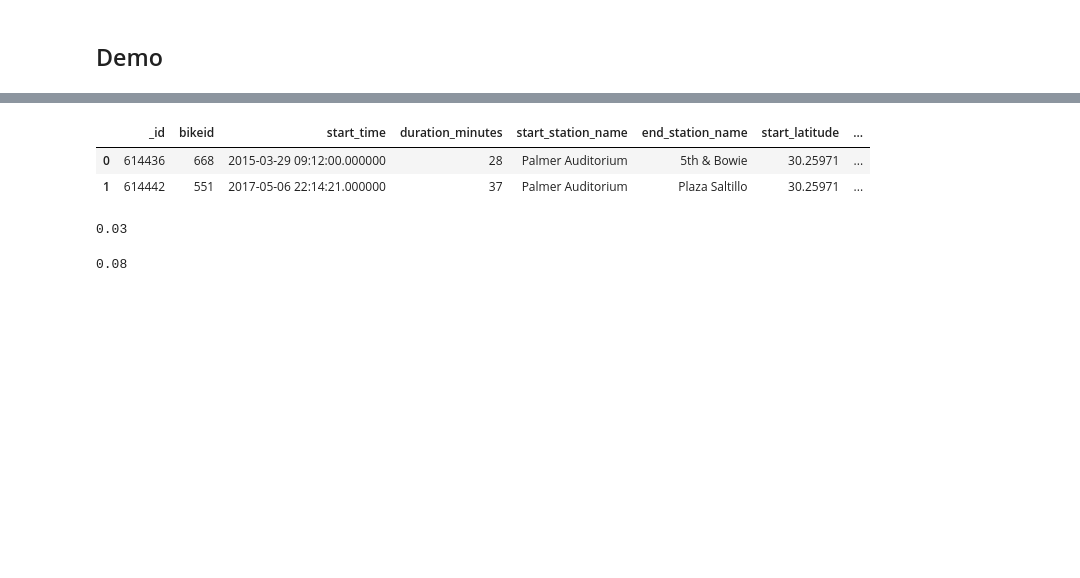
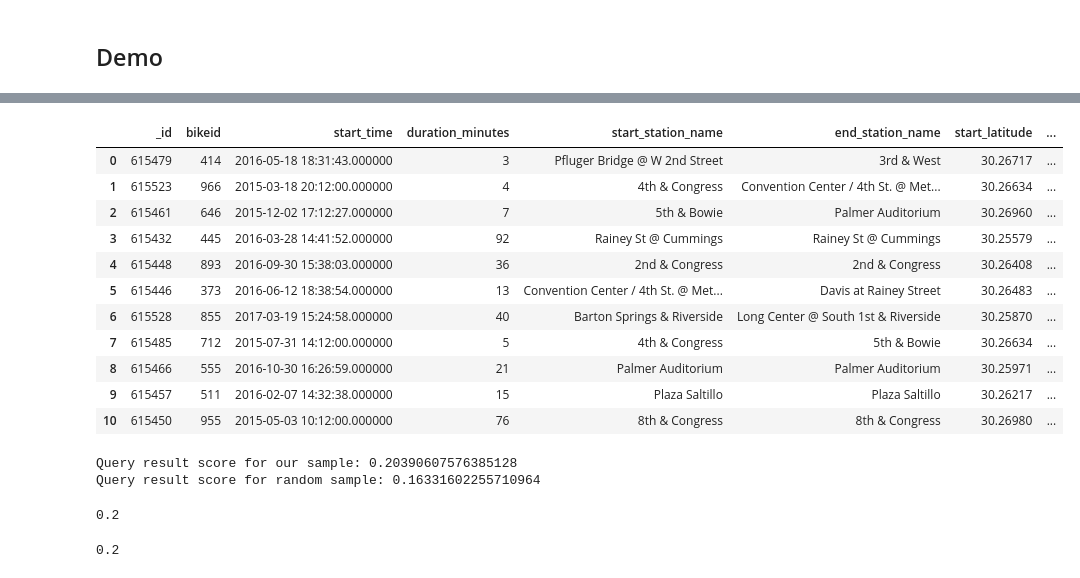
Before and after one commit to GalZeevi/HARLM, a Jupyter notebook: demo.ipynb, the cells around one changed output, grey strips where cells are left out. Drawn from its saved outputs; the diff is of its cells as text; code cells hidden in the pictures; blank space fills up the shorter version.

```diff
--- a/demo.ipynb
+++ b/demo.ipynb
@@ -145,11 +142,20 @@ truth_query_df
 # %%
 import pandasql as ps
 
-sample_query_df = ps.sqldf(query.replace("public.austin_bikes_1000", "df"))
+sample_query_df = ps.sqldf(query.replace(f"{schema}.{table}", "df"))
 sample_query_df
 # %% [output]
 |  | _id | bikeid | start_time | duration_minutes | start_station_name | end_station_name | start_latitude | ... |
-| 0 | 614436 | 668 | 2015-03-29 09:12:00.000000 | 28 | Palmer Auditorium | 5th & Bowie | 30.25971 | ... |
-| 1 | 614442 | 551 | 2017-05-06 22:14:21.000000 | 37 | Palmer Auditorium | Plaza Saltillo | 30.25971 | ... |
+| 0 | 615479 | 414 | 2016-05-18 18:31:43.000000 | 3 | Pfluger Bridge @ W 2nd Street | 3rd & West | 30.26717 | ... |
+| 1 | 615523 | 966 | 2015-03-18 20:12:00.000000 | 4 | 4th & Congress | Convention Center / 4th St. @ Met... | 30.26634 | ... |
+| 2 | 615461 | 646 | 2015-12-02 17:12:27.000000 | 7 | 5th & Bowie | Palmer Auditorium | 30.26960 | ... |
+| 3 | 615432 | 445 | 2016-03-28 14:41:52.000000 | 92 | Rainey St @ Cummings | Rainey St @ Cummings | 30.25579 | ... |
+| 4 | 615448 | 893 | 2016-09-30 15:38:03.000000 | 36 | 2nd & Congress | 2nd & Congress | 30.26408 | ... |
+| 5 | 615446 | 373 | 2016-06-12 18:38:54.000000 | 13 | Convention Center / 4th St. @ Met... | Davis at Rainey Street | 30.26483 | ... |
+| 6 | 615528 | 855 | 2017-03-19 15:24:58.000000 | 40 | Barton Springs & Riverside | Long Center @ South 1st & Riverside | 30.25870 | ... |
+| 7 | 615485 | 712 | 2015-07-31 14:12:00.000000 | 5 | 4th & Congress | 5th & Bowie | 30.26634 | ... |
+| 8 | 615466 | 555 | 2016-10-30 16:26:59.000000 | 21 | Palmer Auditorium | Palmer Auditorium | 30.25971 | ... |
+| 9 | 615457 | 511 | 2016-02-07 14:32:38.000000 | 15 | Plaza Saltillo | Plaza Saltillo | 30.26217 | ... |
+| 10 | 615450 | 955 | 2015-05-03 10:12:00.000000 | 76 | 8th & Congress | 8th & Congress | 30.26980 | ... |
 # %%
 # TODO here we want data from the histogram to complete the answer of the query over the sample
@@ -156,8 +166,18 @@ sample_query_df
+# %%
+sample_query_score = saqp_manager.saqpParAdapter.query_result_score(sample_query_df.to_dict('records'),
+                                                                    truth_query_df.to_dict('records'))
+random_query_score = saqp_manager.saqpParAdapter.query_result_score(random_query_df.to_dict('records'),
+                                                                    truth_query_df.to_dict('records'))
+print(f"Query result score for our sample: {sample_query_score}")
+print(f"Query result score for random sample: {random_query_score}")
+# %% [output]
+Query result score for our sample: 0.20390607576385128
+Query result score for random sample: 0.16331602255710964
 # %%
-len(sample) / dataAccess.select_one("SELECT count(*) as count from public.austin_bikes_1000")['count']
+len(sample) / dataAccess.select_one(f"SELECT count(*) as count from public.{table}")['count']
 # %% [output]
-0.03
+0.2
 # %%
 len(sample_query_df.index) / len(truth_query_df.index)
 # %% [output]
-0.08
+0.2
```
Also changed, not shown: parts of 13 cells of this notebook, 15 other files.
